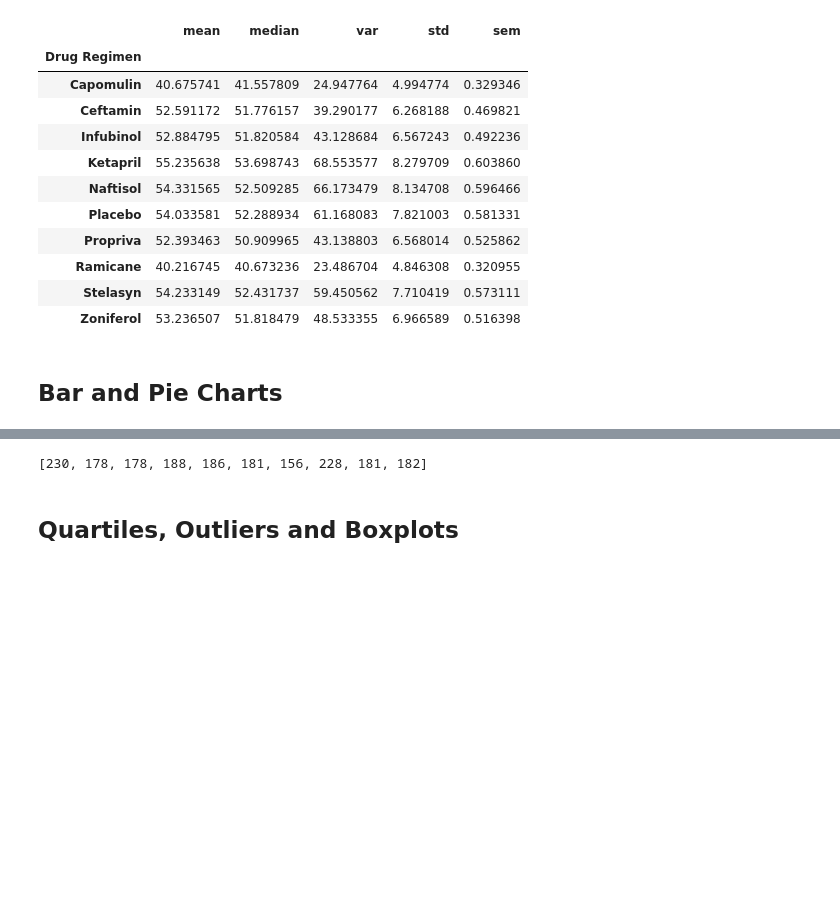
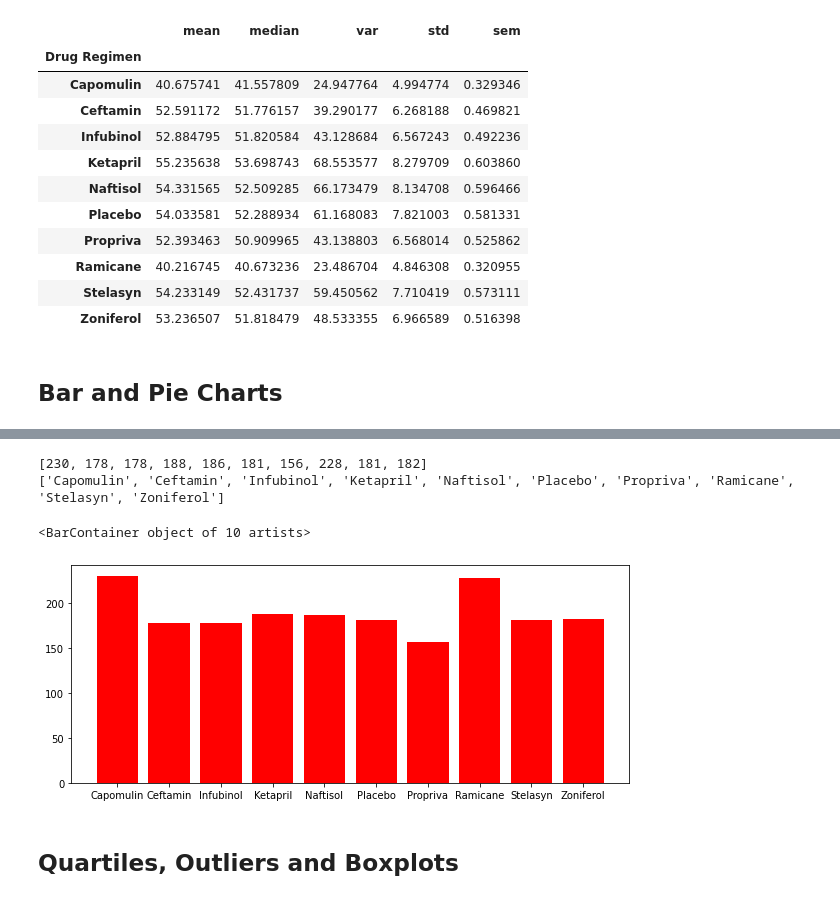
Before and after one commit to siararaeDA/matplotlib-challenge, a Jupyter notebook: Pymaceuticals/pymaceuticals.ipynb, the cells around one changed output, grey strips where cells are left out. Drawn from its saved outputs; the diff is of its cells as text; code cells hidden in the pictures; blank space fills up the shorter version.

Commit message:
Adding bar graphs

```diff
--- a/Pymaceuticals/pymaceuticals.ipynb
+++ b/Pymaceuticals/pymaceuticals.ipynb
@@ -161,14 +162,24 @@ Name: Mouse ID, dtype: int64
 # %%
 # Generate a bar plot showing the total number of unique mice tested on each drug regimen
 # using pyplot.
 
-regimenList = (data_clean.groupby('Drug Regimen').count()['Mouse ID']).tolist()
-regimenList
+mouseTotalsList = (data_clean.groupby(['Drug Regimen'])['Mouse ID'].count()).tolist()
+print(mouseTotalsList)
 
-# plt.bar()
-# plt.show()
+x_axis = aggSummaryTable.index.tolist()
+print(x_axis)
+
+plt.figure(figsize=(10,4))
+plt.bar(x_axis, mouseTotalsList, color='red', align='center')
+plt.title("Total Mice Tested for Each Regimen")
+plt.xlabel("Drug Regimen")
+plt.ylabel("Number of Mice")
+plt.
 # %% [output]
 [230, 178, 178, 188, 186, 181, 156, 228, 181, 182]
+['Capomulin', 'Ceftamin', 'Infubinol', 'Ketapril', 'Naftisol', 'Placebo', 'Propriva', 'Ramicane', 'Stelasyn', 'Zoniferol']
+<BarContainer object of 10 artists>
+[figure, added]
 # %%
 # Generate a pie plot showing the distribution of female versus male mice using pandas
 # %%
```
Also changed, not shown: parts of 2 cells of this notebook.
